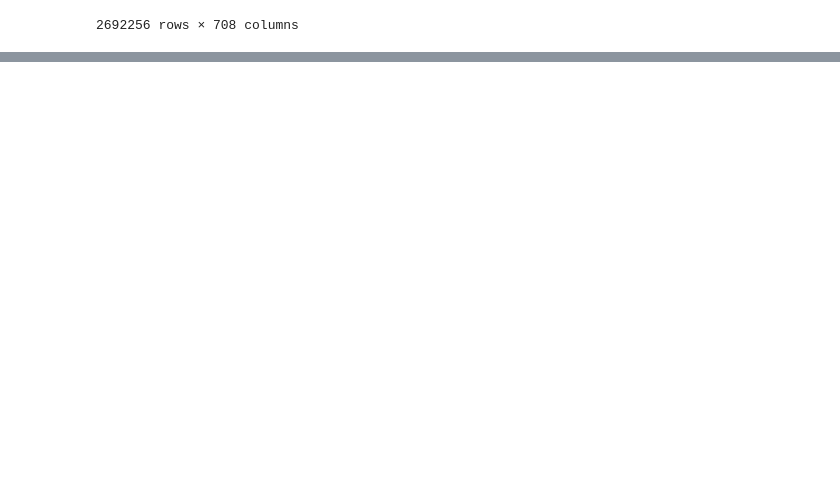
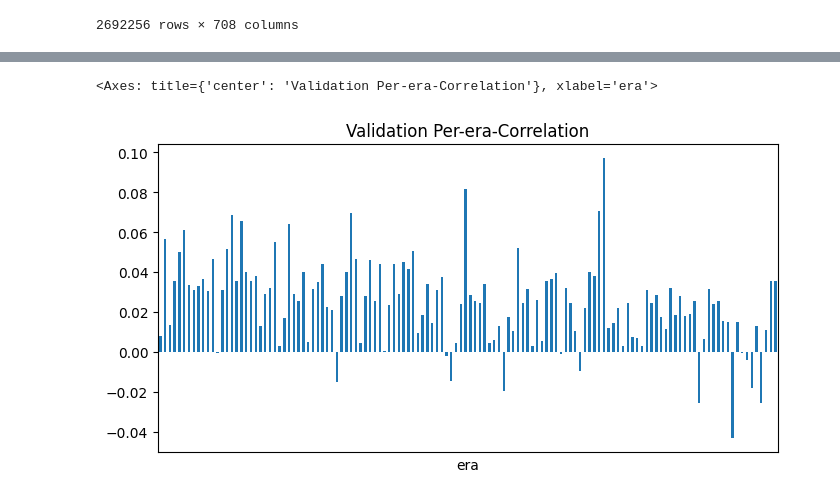
Before and after one commit to Pankaj-2003/Numerai_Models, a Jupyter notebook: numerai_first_notebook.ipynb, the cells around one changed output, grey strips where cells are left out. Drawn from its saved outputs; the diff is of its cells as text; code cells hidden in the pictures; blank space fills up the shorter version.

Commit message:
model training done

```diff
--- a/numerai_first_notebook.ipynb
+++ b/numerai_first_notebook.ipynb
@@ -204,2 +168,2 @@ eras_to_embargo = [str(era).zfill(4) for era in [last_train_era + i for i in ran
 # %%
-validation[~validation["era"].isin(eras_to_embargo)]
+validation = validation[~validation["era"].isin(eras_to_embargo)]
@@ -220,0 +187,4 @@ validation[~validation["era"].isin(eras_to_embargo)]
+# %%
+# predicting against out of sample test
+validation["Prediction"] = model.predict(validation[feature_sets])
+validation[["era","Prediction","target"]]
@@ -220,0 +211,4 @@ validation[~validation["era"].isin(eras_to_embargo)]
+# %%
+# meta model
+napi.download_dataset(f'{dataset_version}/meta_model.parquet')
+validation["meta_model"] = pd.read_parquet(f'{dataset_version}/meta_model.parquet')["numerai_meta_model"]
@@ -220,0 +234,13 @@ validation[~validation["era"].isin(eras_to_embargo)]
+# %%
+per_era_corr = validation.groupby("era").apply(
+    lambda x: numerai_corr(x[["Prediction"]].dropna(), x["target"].dropna())
+)
+
+per_era_mmc = validation.dropna().groupby("era").apply(
+    lambda x: correlation_contribution(x[["Prediction"]] , x["meta_model"],x["target"])
+)
+# %%
+per_era_corr.plot(kind = "bar" , title = "Validation Per-era-Correlation" , figsize = (8,4) , xticks = [] , legend = False)
+# %% [output]
+<Axes: title={'center': 'Validation Per-era-Correlation'}, xlabel='era'>
+[figure, added]
```
Also changed, not shown: parts of 22 cells of this notebook.
